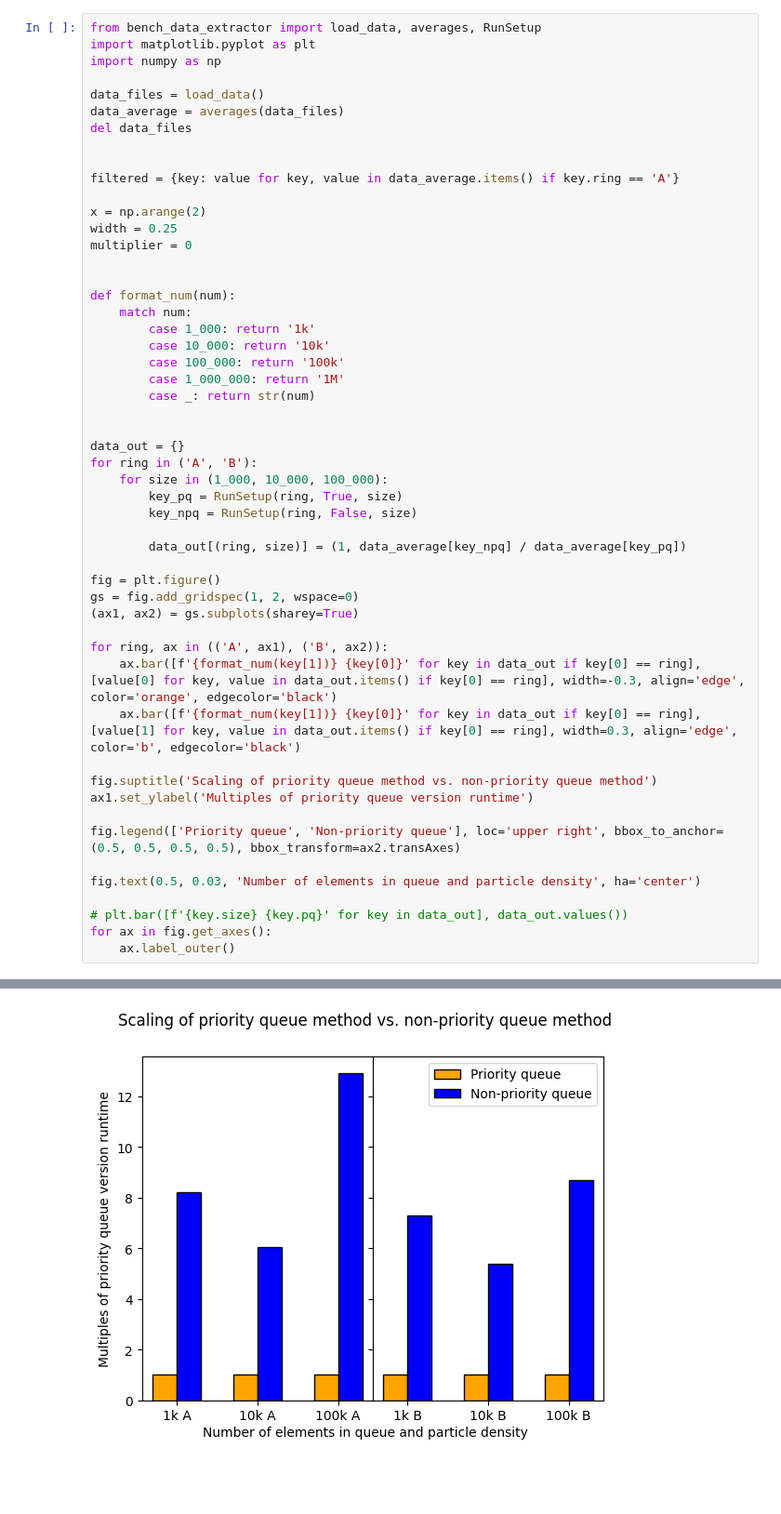
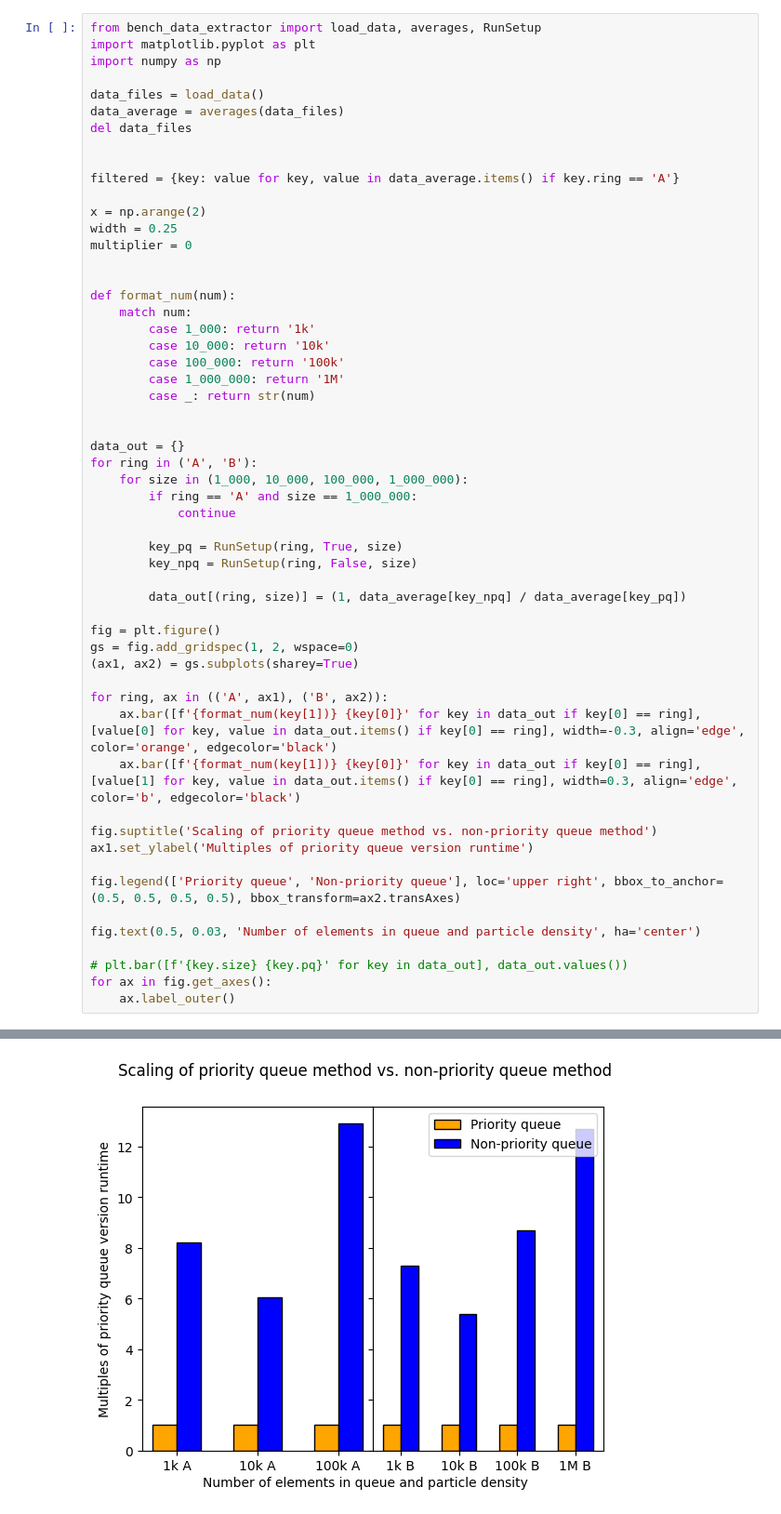
Before and after one commit to MarkCLewis/RustCollSim, a Jupyter notebook: data/plot_bench.ipynb, the cells around one changed output, grey strips where cells are left out. Shown at 93% size. Drawn from its saved outputs; the diff is of its cells as text; blank space fills up the shorter version.

```diff
--- a/data/plot_bench.ipynb
+++ b/data/plot_bench.ipynb
@@ -26,37 +26,40 @@ def format_num(num):
 
 data_out = {}
 for ring in ('A', 'B'):
-    for size in (1_000, 10_000, 100_000):
+    for size in (1_000, 10_000, 100_000, 1_000_000):
+        if ring == 'A' and size == 1_000_000:
+            continue
+
         key_pq = RunSetup(ring, True, size)
         key_npq = RunSetup(ring, False, size)
 
         data_out[(ring, size)] = (1, data_average[key_npq] / data_average[key_pq])
 
 fig = plt.figure()
 gs = fig.add_gridspec(1, 2, wspace=0)
 (ax1, ax2) = gs.subplots(sharey=True)
 
 for ring, ax in (('A', ax1), ('B', ax2)):
     ax.bar([f'{format_num(key[1])} {key[0]}' for key in data_out if key[0] == ring], [value[0] for key, value in data_out.items() if key[0] == ring], width=-0.3, align='edge', color='orange', edgecolor='black')
     ax.bar([f'{format_num(key[1])} {key[0]}' for key in data_out if key[0] == ring], [value[1] for key, value in data_out.items() if key[0] == ring], width=0.3, align='edge', color='b', edgecolor='black')
 
 fig.suptitle('Scaling of priority queue method vs. non-priority queue method')
 ax1.set_ylabel('Multiples of priority queue version runtime')
 
 fig.legend(['Priority queue', 'Non-priority queue'], loc='upper right', bbox_to_anchor=(0.5, 0.5, 0.5, 0.5), bbox_transform=ax2.transAxes)
 
 fig.text(0.5, 0.03, 'Number of elements in queue and particle density', ha='center')
 
 # plt.bar([f'{key.size} {key.pq}' for key in data_out], data_out.values())
 for ax in fig.get_axes():
     ax.label_outer()
 # %% [output]
 Processing bench4.txt
 Processing bench1.txt
 Processing bench0.txt
 Processing bench2.txt
 Processing bench3.txt
-[figure, old version]
+[figure, new version]
 # %%
 fig, ax = plt.subplots()
 
```
Also changed, not shown: parts of 1 cell of this notebook, 2 other files.
